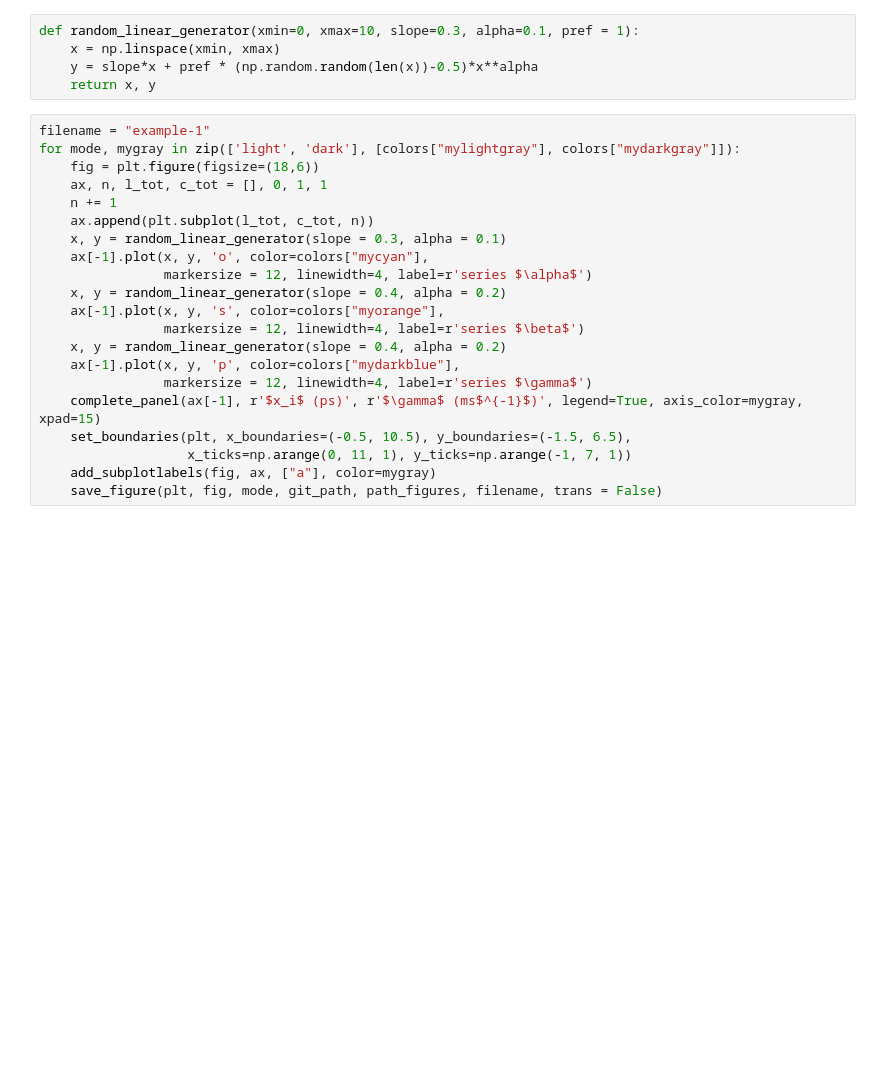
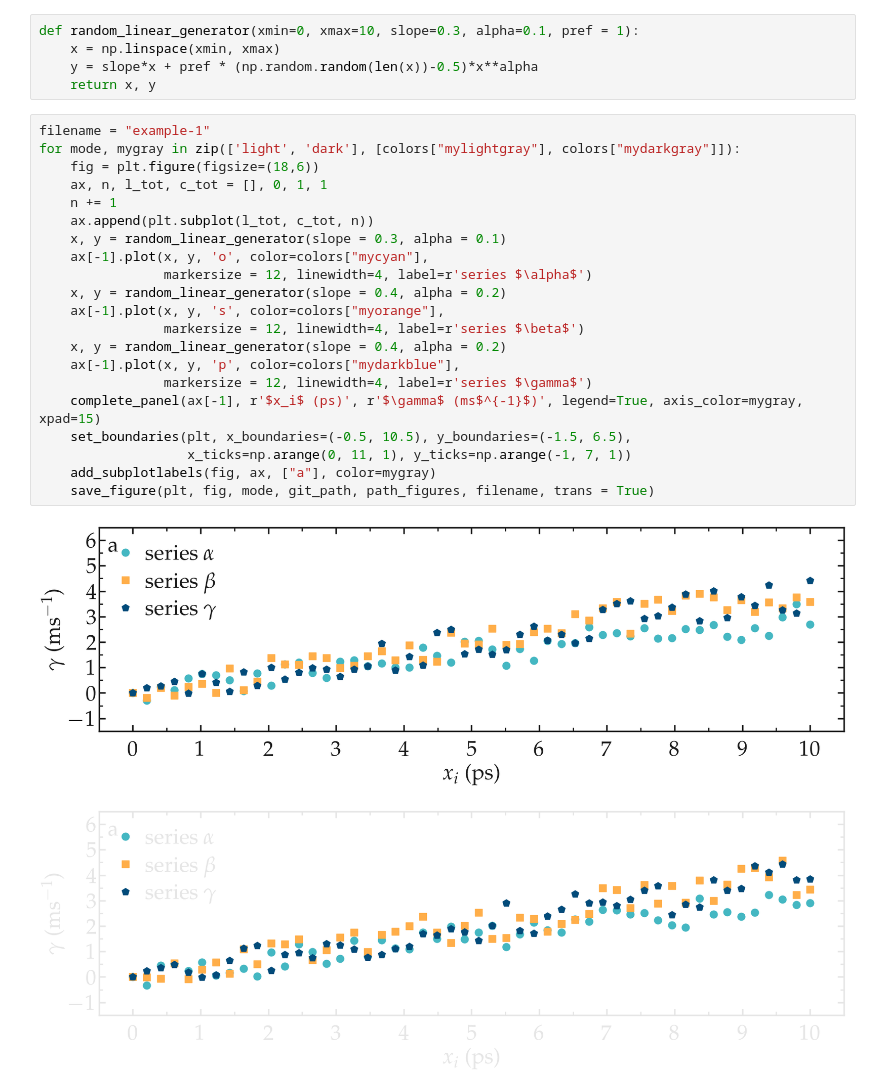
Before and after one commit to simongravelle/pyplot-perso, a Jupyter notebook: examples.ipynb, the cells around one changed output. Drawn from its saved outputs; the diff is of its cells as text; blank space fills up the shorter version.

```diff
--- a/examples.ipynb
+++ b/examples.ipynb
@@ -18,21 +18,24 @@ def random_linear_generator(xmin=0, xmax=10, slope=0.3, alpha=0.1, pref = 1):
 # %%
 filename = "example-1"
 for mode, mygray in zip(['light', 'dark'], [colors["mylightgray"], colors["mydarkgray"]]):
     fig = plt.figure(figsize=(18,6))
     ax, n, l_tot, c_tot = [], 0, 1, 1
     n += 1
     ax.append(plt.subplot(l_tot, c_tot, n))
     x, y = random_linear_generator(slope = 0.3, alpha = 0.1)
     ax[-1].plot(x, y, 'o', color=colors["mycyan"],
                 markersize = 12, linewidth=4, label=r'series $\alpha$')
     x, y = random_linear_generator(slope = 0.4, alpha = 0.2)
     ax[-1].plot(x, y, 's', color=colors["myorange"],
                 markersize = 12, linewidth=4, label=r'series $\beta$')
     x, y = random_linear_generator(slope = 0.4, alpha = 0.2)
     ax[-1].plot(x, y, 'p', color=colors["mydarkblue"],
                 markersize = 12, linewidth=4, label=r'series $\gamma$')
     complete_panel(ax[-1], r'$x_i$ (ps)', r'$\gamma$ (ms$^{-1}$)', legend=True, axis_color=mygray, xpad=15)
     set_boundaries(plt, x_boundaries=(-0.5, 10.5), y_boundaries=(-1.5, 6.5),
                    x_ticks=np.arange(0, 11, 1), y_ticks=np.arange(-1, 7, 1))
     add_subplotlabels(fig, ax, ["a"], color=mygray)
-    save_figure(plt, fig, mode, git_path, path_figures, filename, trans = False)
+    save_figure(plt, fig, mode, git_path, path_figures, filename, trans = True)
+# %% [output]
+[figure, added]
+[figure, added]
```
Also changed, not shown: 3 other files.
